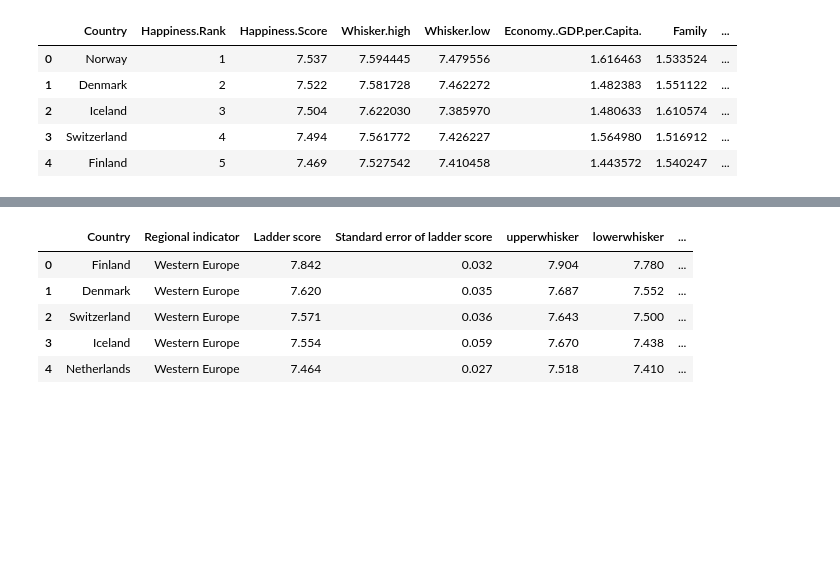
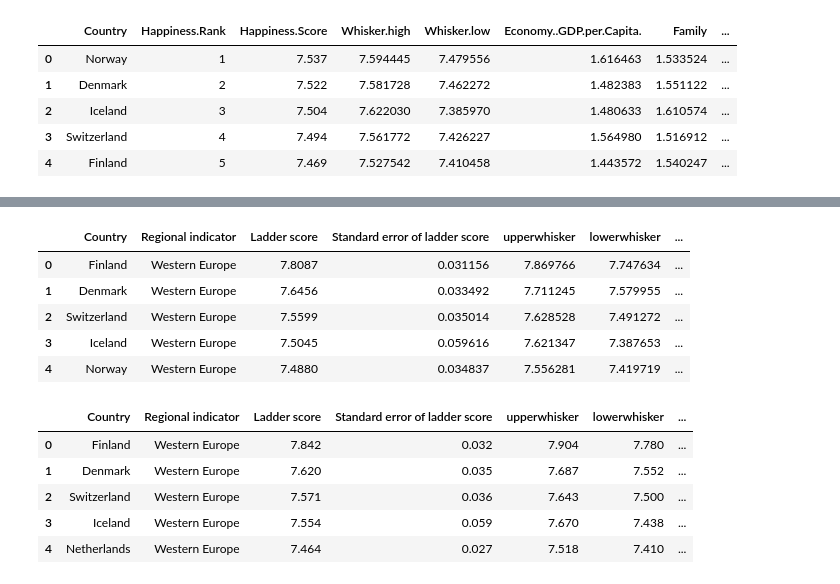
Before and after one commit to fakesheep38/HapPy, a Jupyter notebook: HayPy.ipynb, the cells around one changed output, grey strips where cells are left out. Cells and saved outputs as stored; diff of their text form; code cells hidden in the pictures; blank space fills up the shorter version.

```diff
--- a/HayPy.ipynb
+++ b/HayPy.ipynb
@@ -44,8 +58,15 @@ df_19.to_csv("2019.csv", index=False)
 # %%
 df_20 = pd.read_csv("2020.csv")
 df_20 = df_20.rename(columns= {"Country name" : "Country"})
 df_20.head()
-df_20.to_csv("2020.csv", index=False)
+#df_20.to_csv("2020.csv", index=False)
+# %% [output]
+|  | Country | Regional indicator | Ladder score | Standard error of ladder score | upperwhisker | lowerwhisker | ... |
+| 0 | Finland | Western Europe | 7.8087 | 0.031156 | 7.869766 | 7.747634 | ... |
+| 1 | Denmark | Western Europe | 7.6456 | 0.033492 | 7.711245 | 7.579955 | ... |
+| 2 | Switzerland | Western Europe | 7.5599 | 0.035014 | 7.628528 | 7.491272 | ... |
+| 3 | Iceland | Western Europe | 7.5045 | 0.059616 | 7.621347 | 7.387653 | ... |
+| 4 | Norway | Western Europe | 7.4880 | 0.034837 | 7.556281 | 7.419719 | ... |
 # %%
 df_21 = pd.read_csv("2021.csv")
 df_21 = df_21.rename(columns= {"Country name" : "Country"})
```
Also changed, not shown: parts of 2 cells of this notebook, 5 other files.
